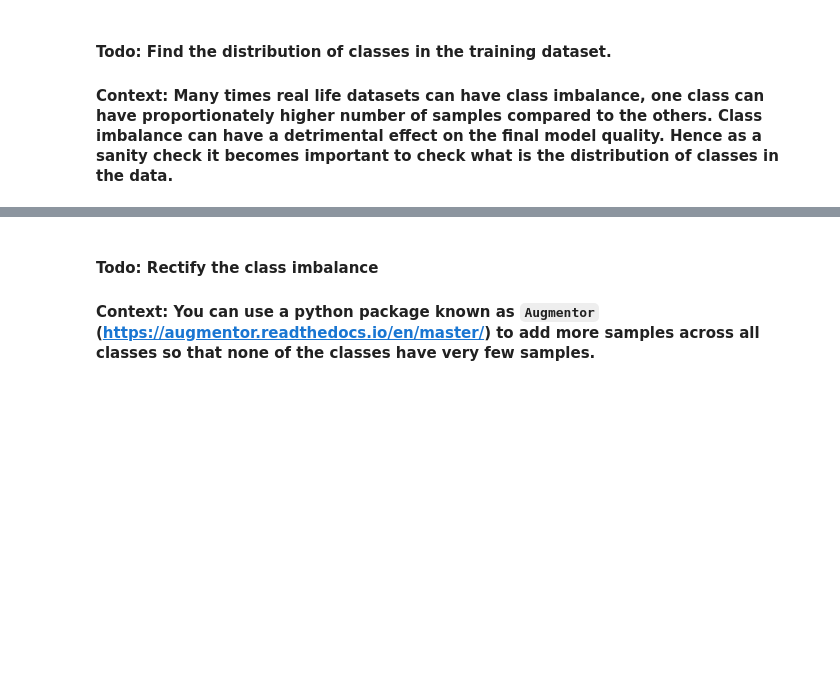
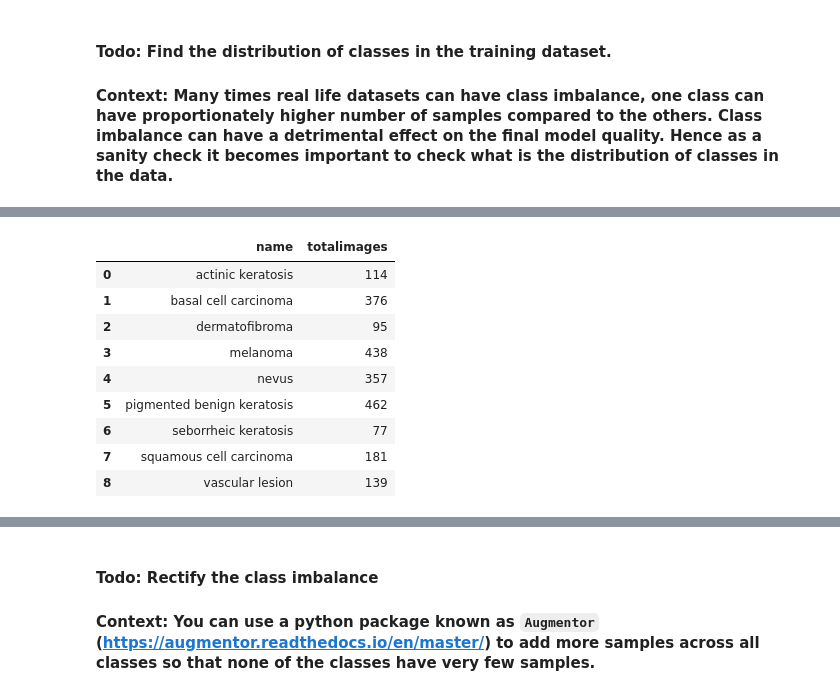
Before and after one commit to santoshramakumar/Melanoma-detection-CNN-, a Jupyter notebook: Assignment_CNN_Skin_Cancer(melanoma ).ipynb, the cells around one changed output, grey strips where cells are left out. Cells and saved outputs as stored; diff of their text form; code cells hidden in the pictures; blank space fills up the shorter version.

```diff
--- a/Assignment_CNN_Skin_Cancer(melanoma ).ipynb
+++ b/Assignment_CNN_Skin_Cancer(melanoma ).ipynb
@@ -214,2 +504,15 @@ plt.show()
+# %%
+image_ds
+# %% [output]
+|  | name | totalimages |
+| 0 | actinic keratosis | 114 |
+| 1 | basal cell carcinoma | 376 |
+| 2 | dermatofibroma | 95 |
+| 3 | melanoma | 438 |
+| 4 | nevus | 357 |
+| 5 | pigmented benign keratosis | 462 |
+| 6 | seborrheic keratosis | 77 |
+| 7 | squamous cell carcinoma | 181 |
+| 8 | vascular lesion | 139 |
 # %% [markdown]
 #### **Todo:** Write your findings here:
```
Also changed, not shown: parts of 53 cells of this notebook.
